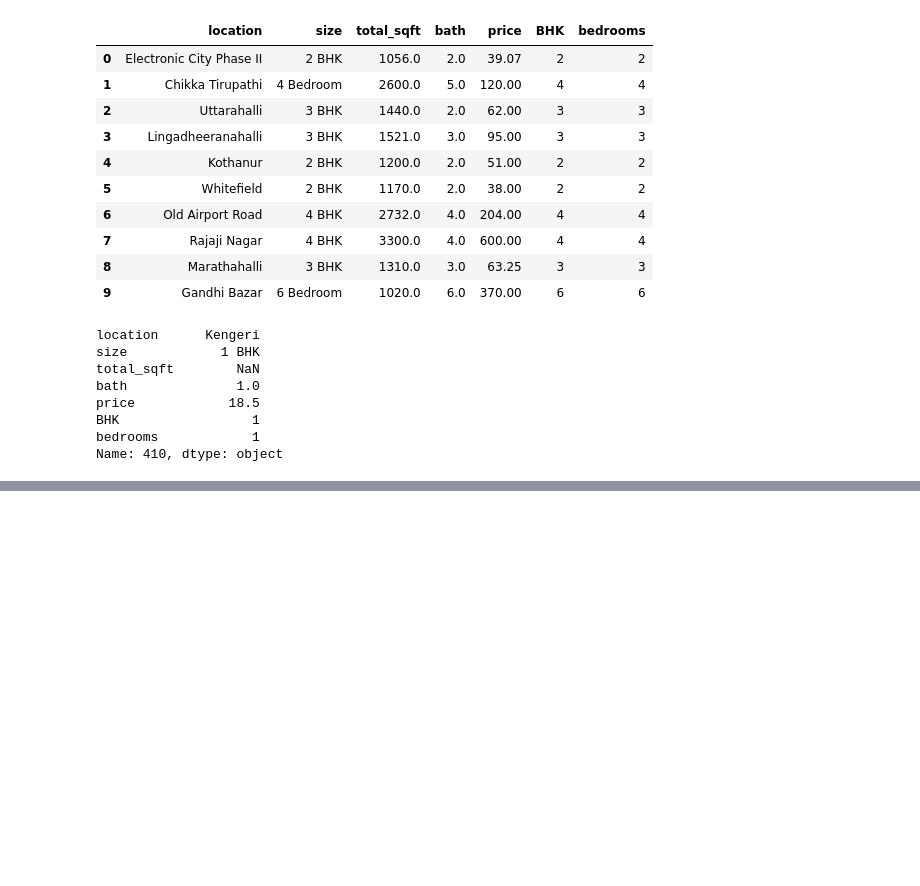
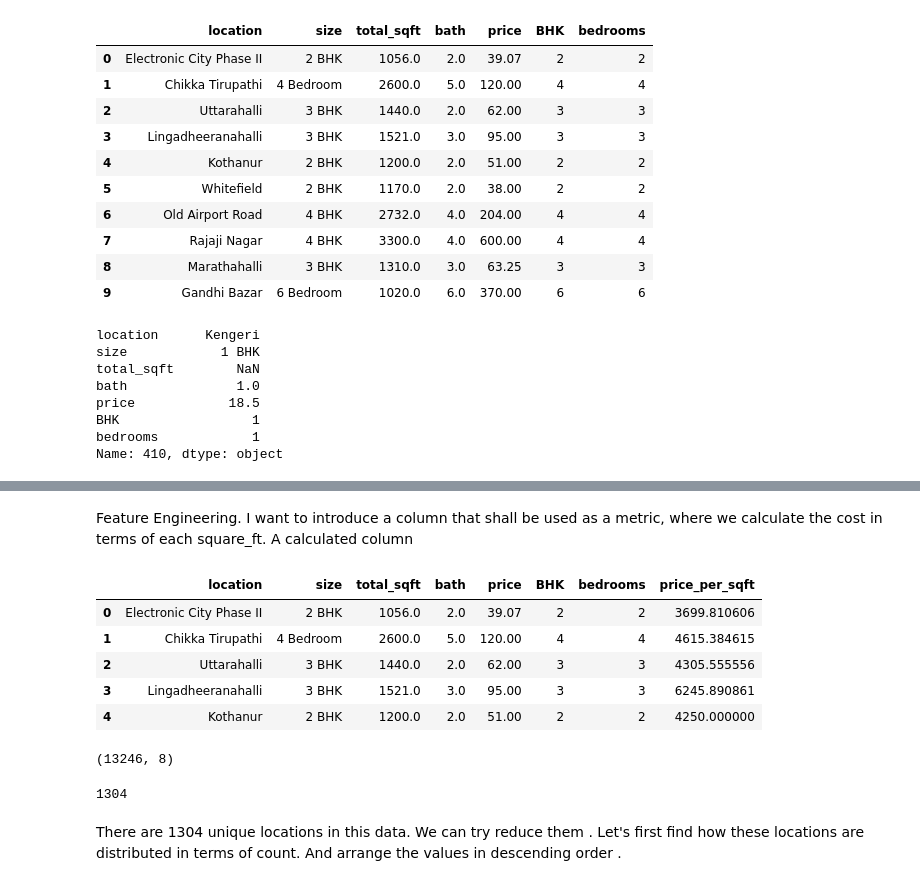
Before and after one commit to Elloh144/Houses_Prices, a Jupyter notebook: Houses.ipynb, the cells around one changed output, grey strips where cells are left out. Saved outputs shown, nothing was run; the diff lists cells and outputs as text; code cells hidden in the pictures; blank space fills up the shorter version.

```diff
--- a/Houses.ipynb
+++ b/Houses.ipynb
@@ -211,0 +221,24 @@ Name: 410, dtype: object
+# %% [markdown]
+Feature Engineering.
+I want to introduce a column that shall be used as a metric, where we calculate the cost in terms of each square_ft.
+A calculated column
+# %%
+data2['price_per_sqft'] = ( data2['price'] * 100000 ) / data2['total_sqft']
+data2.head()
+# %% [output]
+|  | location | size | total_sqft | bath | price | BHK | bedrooms | price_per_sqft |
+| 0 | Electronic City Phase II | 2 BHK | 1056.0 | 2.0 | 39.07 | 2 | 2 | 3699.810606 |
+| 1 | Chikka Tirupathi | 4 Bedroom | 2600.0 | 5.0 | 120.00 | 4 | 4 | 4615.384615 |
+| 2 | Uttarahalli | 3 BHK | 1440.0 | 2.0 | 62.00 | 3 | 3 | 4305.555556 |
+| 3 | Lingadheeranahalli | 3 BHK | 1521.0 | 3.0 | 95.00 | 3 | 3 | 6245.890861 |
+| 4 | Kothanur | 2 BHK | 1200.0 | 2.0 | 51.00 | 2 | 2 | 4250.000000 |
+# %%
+data2.shape
+# %% [output]
+(13246, 8)
+# %%
+len(data2['location'].unique())
+# %% [output]
+1304
+# %% [markdown]
+There are 1304 unique locations in this data. We can try reduce them . Let's first find how these locations are distributed in terms of count. And arrange the values in descending order .
```
Also changed, not shown: parts of 10 cells of this notebook.
